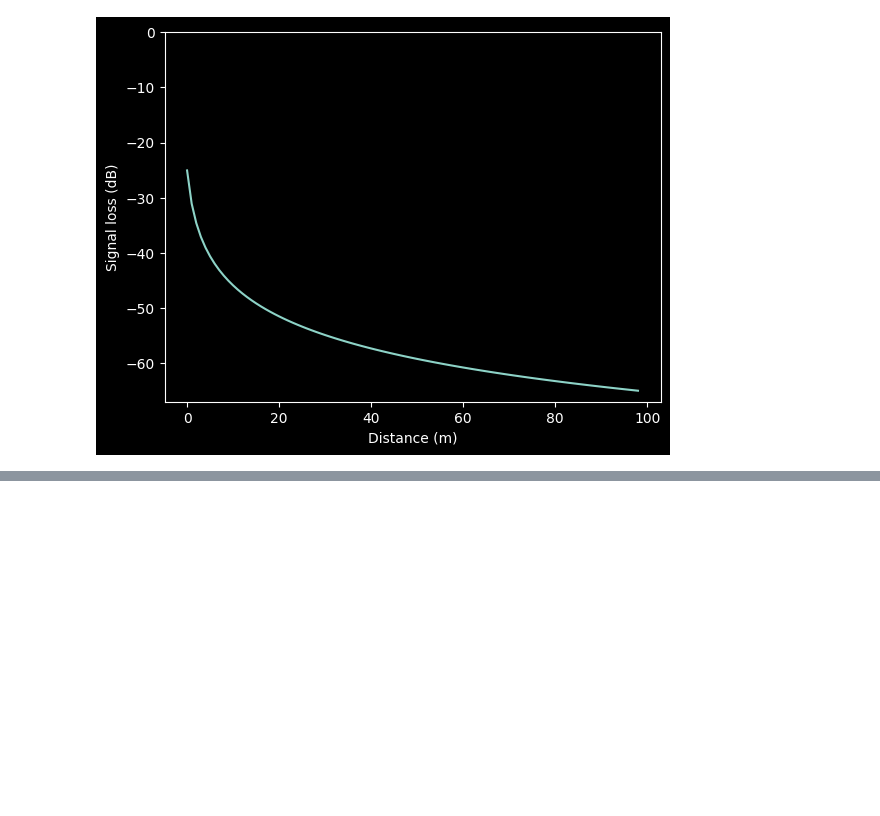
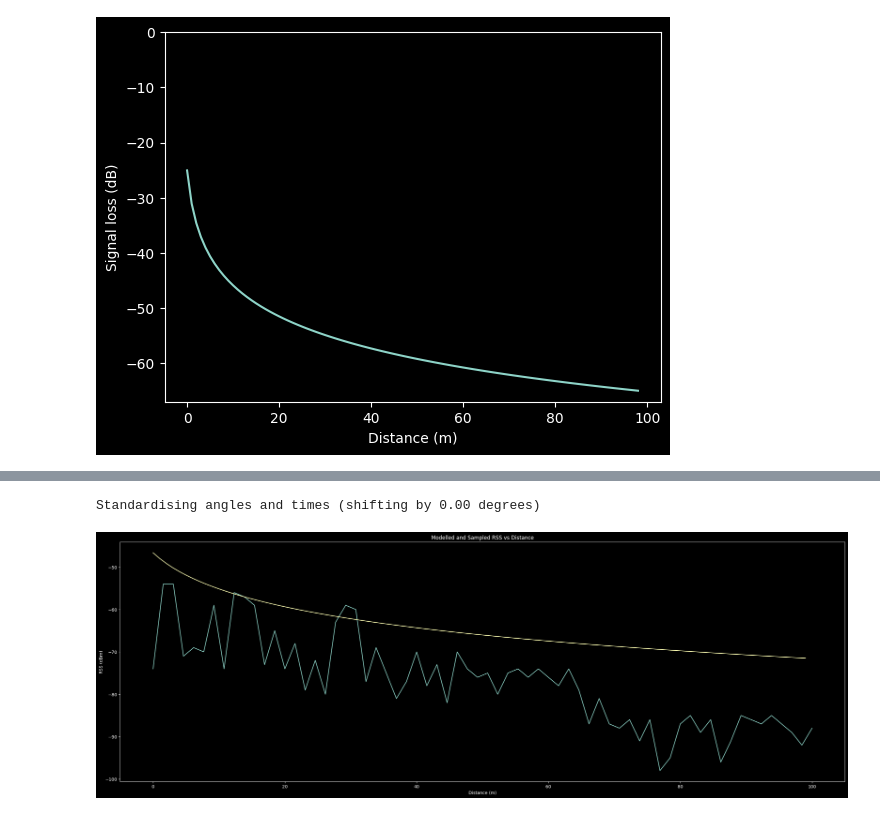
Before and after one commit to SheffieldMLtracking/BLEanalysis, a Jupyter notebook: jupyter/Finley/FSPL.ipynb, the cells around one changed output, grey strips where cells are left out. Saved outputs shown, nothing was run; the diff lists cells and outputs as text; code cells hidden in the pictures; blank space fills up the shorter version.

```diff
--- a/jupyter/Finley/FSPL.ipynb
+++ b/jupyter/Finley/FSPL.ipynb
@@ -81,0 +120,31 @@ Standardising angles and times (shifting by 0.00 degrees)
+# %%
+straight5 = Signals("../../bluetooth_experiments/March 26 2025 Field Trial/straightpath5/straightpath5noperson.log", ['e'],filetype='log',angleOffset=0)
+samples_per_burst = 7 # was 200
+
+# get "bursts" from the large, continuous reading of packets
+obs = []
+obs_times = []
+burst, time = straight5.parseBursts(burstInterval=0)
+for b in range(len(burst)):
+    new_burst = straight5.subsampleBurst(burst[b], samples_per_burst, 2000, method="random") # random, linspaceTimes, linspaceIdxs
+    obs_times.append(time[b])
+    obs.append(new_burst)
+
+# plot the RSS of the sampled bursts onto a graph
+burst_y = []
+burst_x = np.linspace(0, dist_travelled, len(obs_times))
+
+for x in range (len(obs_times)):
+    burst_y.append(max(obs[x]['rssis']))
+
+# plot the graph
+plt.figure(figsize=(30,10))
+plt.plot(burst_x, burst_y)
+plt.plot(model_points) # plot estimated RSS from earlier
+plt.ylabel("RSS (dBm)")
+plt.xlabel("Distance (m)")
+plt.title("Modelled and Sampled RSS vs Distance")
+plt.show()
+# %% [output]
+Standardising angles and times (shifting by 0.00 degrees)
+[figure, added]
```
Also changed, not shown: parts of 6 cells of this notebook.
